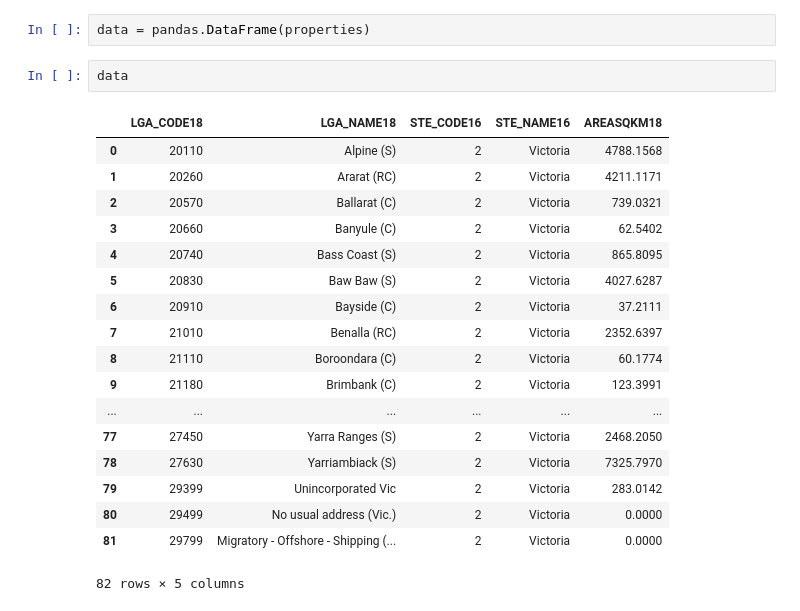
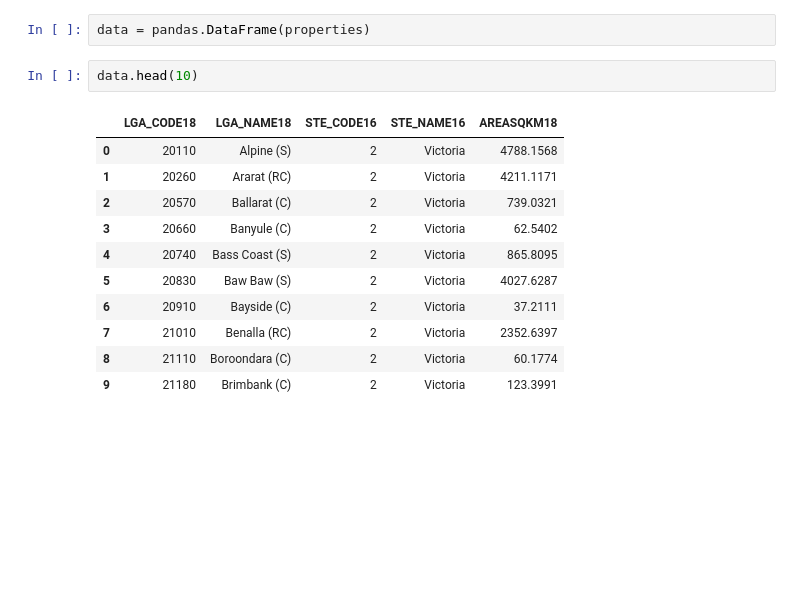
Before and after one commit to danielc92/python-data-guide, a Jupyter notebook: notebooks/Shapefiles.ipynb, the cells around one changed output. Cells and saved outputs as stored; diff of their text form; blank space fills up the shorter version.

```diff
--- a/notebooks/Shapefiles.ipynb
+++ b/notebooks/Shapefiles.ipynb
@@ -70,23 +73,16 @@ import pandas
 # %%
 data = pandas.DataFrame(properties)
 # %%
-data
+data.head(10)
 # %% [output]
 |  | LGA_CODE18 | LGA_NAME18 | STE_CODE16 | STE_NAME16 | AREASQKM18 |
 | 0 | 20110 | Alpine (S) | 2 | Victoria | 4788.1568 |
 | 1 | 20260 | Ararat (RC) | 2 | Victoria | 4211.1171 |
 | 2 | 20570 | Ballarat (C) | 2 | Victoria | 739.0321 |
 | 3 | 20660 | Banyule (C) | 2 | Victoria | 62.5402 |
 | 4 | 20740 | Bass Coast (S) | 2 | Victoria | 865.8095 |
 | 5 | 20830 | Baw Baw (S) | 2 | Victoria | 4027.6287 |
 | 6 | 20910 | Bayside (C) | 2 | Victoria | 37.2111 |
 | 7 | 21010 | Benalla (RC) | 2 | Victoria | 2352.6397 |
 | 8 | 21110 | Boroondara (C) | 2 | Victoria | 60.1774 |
 | 9 | 21180 | Brimbank (C) | 2 | Victoria | 123.3991 |
-| ... | ... | ... | ... | ... | ... |
-| 77 | 27450 | Yarra Ranges (S) | 2 | Victoria | 2468.2050 |
-| 78 | 27630 | Yarriambiack (S) | 2 | Victoria | 7325.7970 |
-| 79 | 29399 | Unincorporated Vic | 2 | Victoria | 283.0142 |
-| 80 | 29499 | No usual address (Vic.) | 2 | Victoria | 0.0000 |
-| 81 | 29799 | Migratory - Offshore - Shipping (... | 2 | Victoria | 0.0000 |
-82 rows × 5 columns
```
Also changed, not shown: parts of 4 cells of this notebook.
